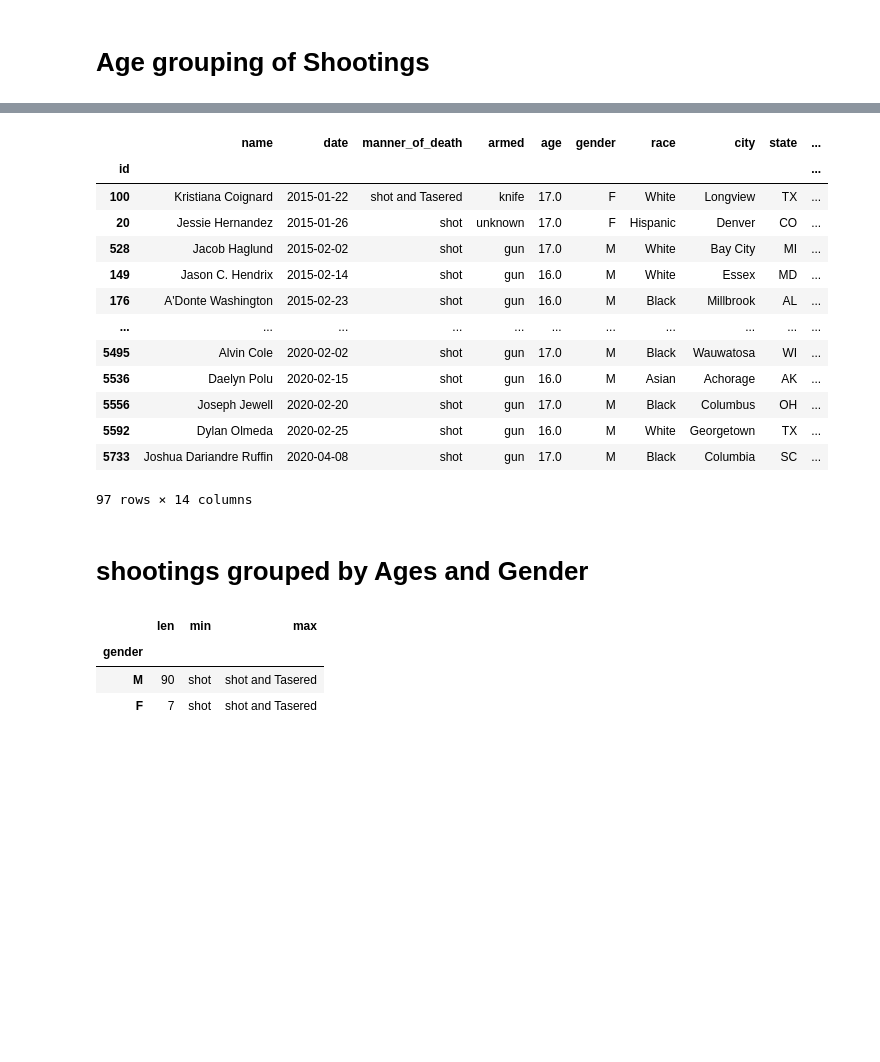
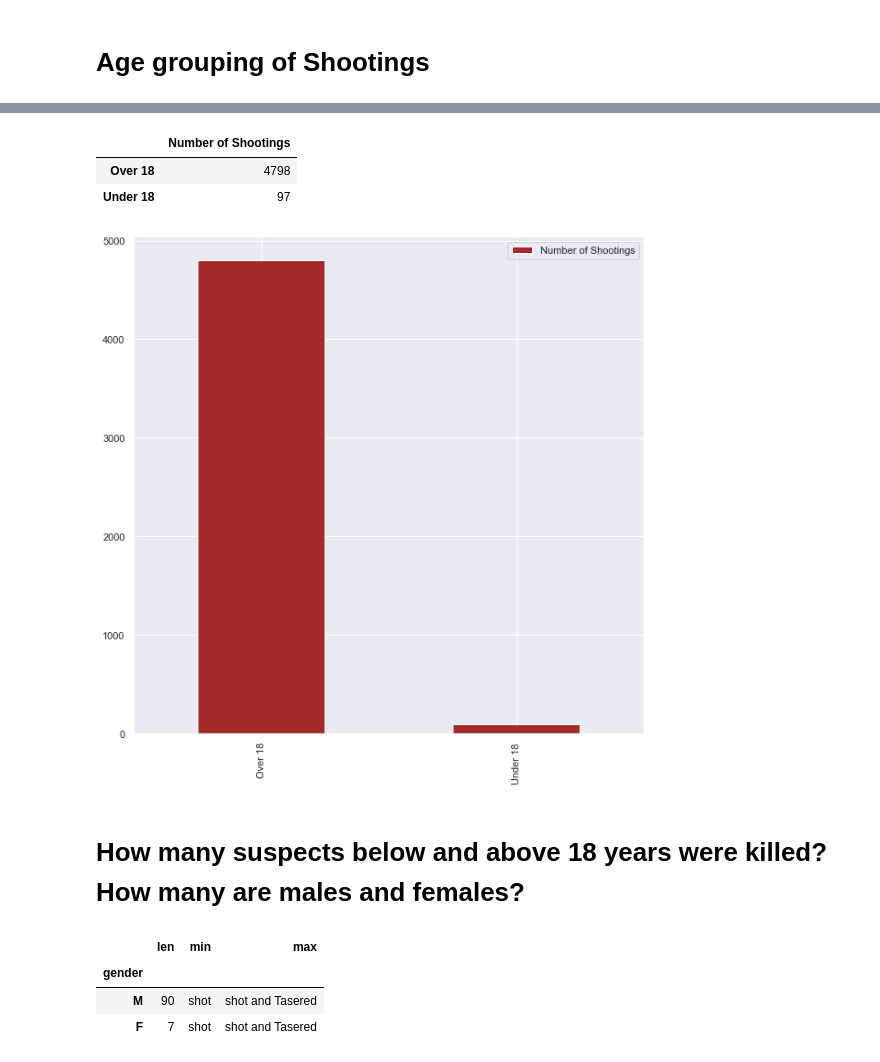
Before and after one commit to ShalomSeyiAdesina/US-SHOOTINGS, a Jupyter notebook: US_SHOOTINGS.ipynb, the cells around one changed output, grey strips where cells are left out. Drawn from its saved outputs; the diff is of its cells as text; code cells hidden in the pictures; blank space fills up the shorter version.

```diff
--- a/US_SHOOTINGS.ipynb
+++ b/US_SHOOTINGS.ipynb
@@ -192,24 +198,19 @@ over18
 # %%
-#under 18
-under18=data.loc[data.age<=17]
-under18
+Y_and_O =pd.DataFrame({'Number of Shootings':[len(over18),len(under18)]},
+             index=['Over 18','Under 18'])
+Y_and_O
+#number of shootings of suspects more than and less than the age of 18
 # %% [output]
-|  | name | date | manner_of_death | armed | age | gender | race | city | state | ... |
-| id |  |  |  |  |  |  |  |  |  | ... |
-| 100 | Kristiana Coignard | 2015-01-22 | shot and Tasered | knife | 17.0 | F | White | Longview | TX | ... |
-| 20 | Jessie Hernandez | 2015-01-26 | shot | unknown | 17.0 | F | Hispanic | Denver | CO | ... |
-| 528 | Jacob Haglund | 2015-02-02 | shot | gun | 17.0 | M | White | Bay City | MI | ... |
-| 149 | Jason C. Hendrix | 2015-02-14 | shot | gun | 16.0 | M | White | Essex | MD | ... |
-| 176 | A'Donte Washington | 2015-02-23 | shot | gun | 16.0 | M | Black | Millbrook | AL | ... |
-| ... | ... | ... | ... | ... | ... | ... | ... | ... | ... | ... |
-| 5495 | Alvin Cole | 2020-02-02 | shot | gun | 17.0 | M | Black | Wauwatosa | WI | ... |
-| 5536 | Daelyn Polu | 2020-02-15 | shot | gun | 16.0 | M | Asian | Achorage | AK | ... |
-| 5556 | Joseph Jewell | 2020-02-20 | shot | gun | 17.0 | M | Black | Columbus | OH | ... |
-| 5592 | Dylan Olmeda | 2020-02-25 | shot | gun | 16.0 | M | White | Georgetown | TX | ... |
-| 5733 | Joshua Dariandre Ruffin | 2020-04-08 | shot | gun | 17.0 | M | Black | Columbia | SC | ... |
+|  | Number of Shootings |
+| Over 18 | 4798 |
+| Under 18 | 97 |
-97 rows × 14 columns
+# %%
+Y_and_O.plot(kind='bar',color='brown');
+sns.set(rc={'figure.figsize':(10,10)})
+# %% [output]
+[figure, added]
 # %% [markdown]
-# shootings grouped by Ages and Gender
+# How many suspects below and above 18 years were killed? How many are males and females?
 # %%
 #under 18 years
 under18.groupby(['gender']).manner_of_death.agg([len,min,max]).sort_values(by='len',ascending =False)
```
Also changed, not shown: parts of 40 cells of this notebook.
